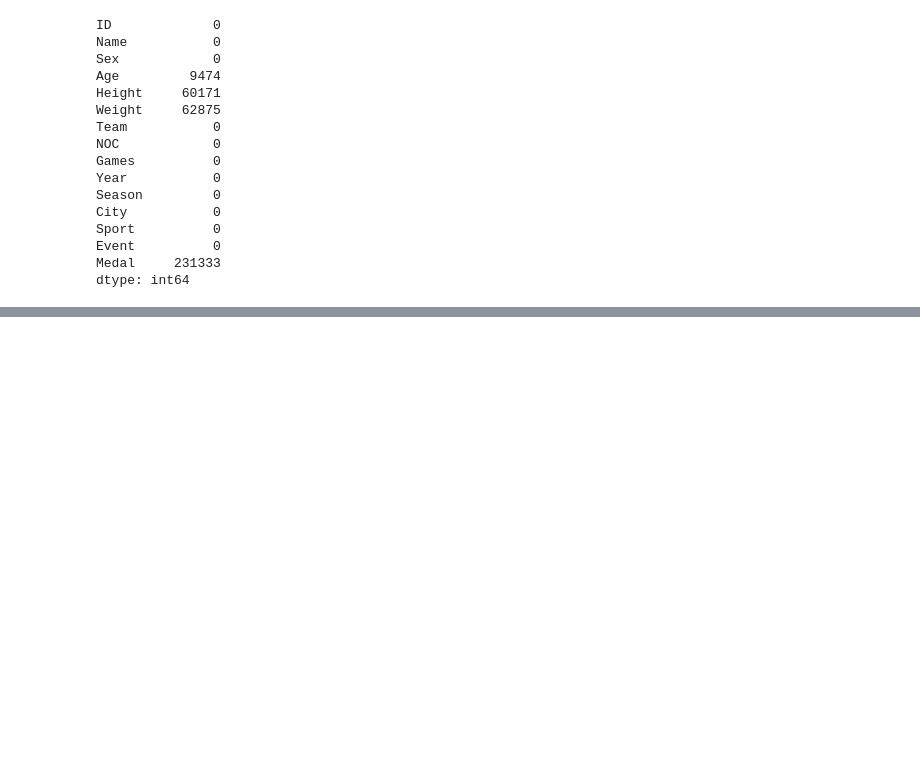
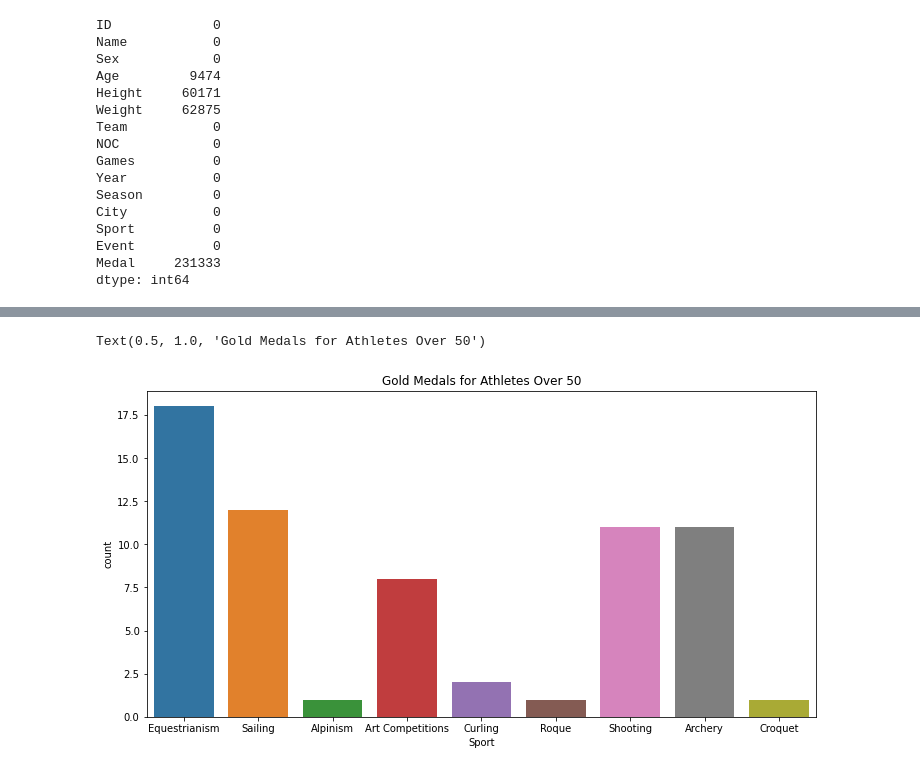
Before and after one commit to abasnezhad/Kaggle, a Jupyter notebook: 120_years_of_Olympic.ipynb, the cells around one changed output, grey strips where cells are left out. Saved outputs shown, nothing was run; the diff lists cells and outputs as text; code cells hidden in the pictures; blank space fills up the shorter version.

```diff
--- a/120_years_of_Olympic.ipynb
+++ b/120_years_of_Olympic.ipynb
@@ -59,0 +109,8 @@ combined= pd.merge( )
+# %%
+plt.figure(figsize=(12, 6))
+plt.tight_layout()
+sns.countplot(gold_medalists['Sport'][gold_medalists['Age']>50])
+plt.title('Gold Medals for Athletes Over 50')
+# %% [output]
+Text(0.5, 1.0, 'Gold Medals for Athletes Over 50')
+[figure, added]
```
Also changed, not shown: parts of 8 cells of this notebook.
